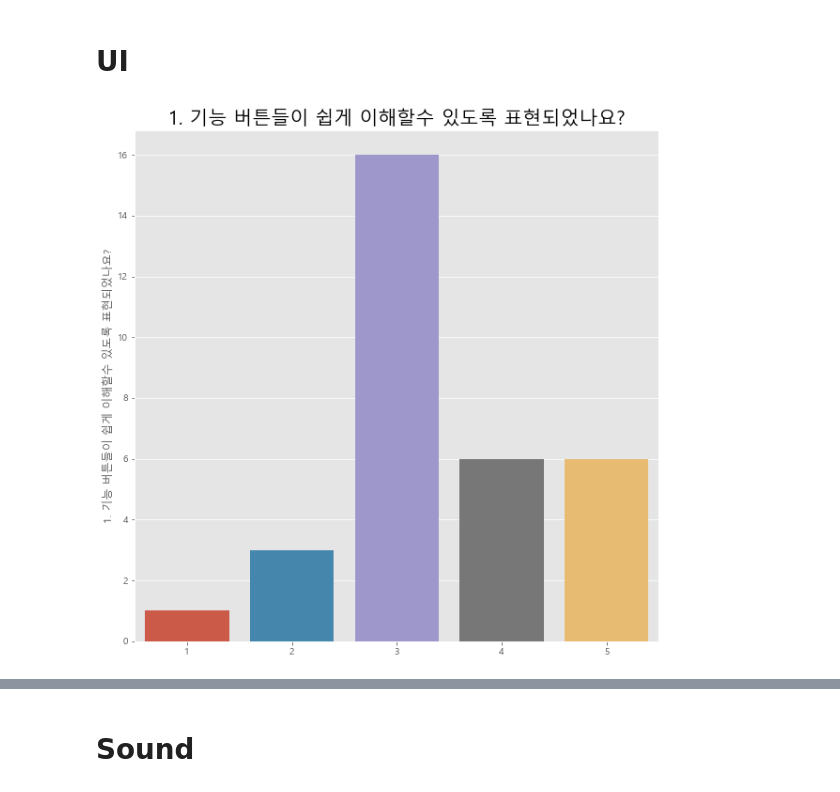
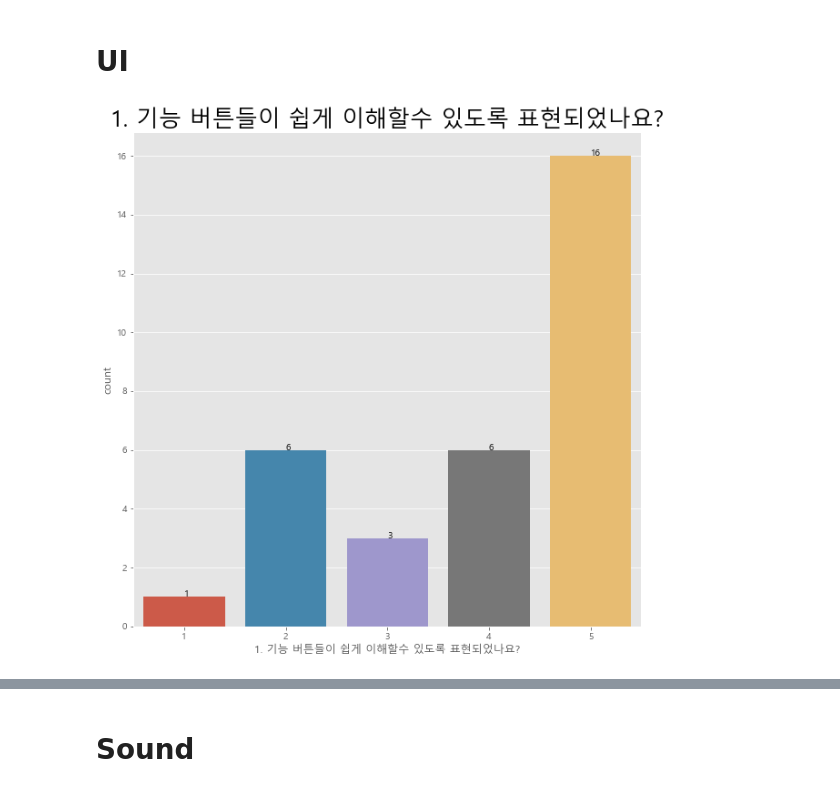
Before and after one commit to ds-wook/Python-Machine-Learning, a Jupyter notebook: Statistics/cat_story.ipynb, the cells around one changed output, grey strips where cells are left out. Saved outputs shown, nothing was run; the diff lists cells and outputs as text; code cells hidden in the pictures.

Commit message:
cat_story_visualization

```diff
--- a/Statistics/cat_story.ipynb
+++ b/Statistics/cat_story.ipynb
@@ -169,0 +145,9 @@ plt.show()
+# %%
+fig = plt.figure(figsize = (10, 10))
+string = '7. 현재 게임난이도가 어떻다고 생각하시나요?'
+g = sns.countplot(x = string, data = cat)
+count = cat[string].value_counts()
+for i in range(1, count.shape[0] + 1):
+    g.text(x = i - 1, y = count[i], s = count[i])
+plt.title(string, fontsize = 25)
+plt.show()
@@ -171,10 +157,12 @@ plt.show()
 # UI
 # %%
 fig = plt.figure(figsize = (10, 10))
-y = cat['1. 기능 버튼들이 쉽게 이해할수 있도록 표현되었나요?'].value_counts()
-x = cat['1. 기능 버튼들이 쉽게 이해할수 있도록 표현되었나요?'].unique()
-sns.barplot(x = x, y = y)
-plt.title('1. 기능 버튼들이 쉽게 이해할수 있도록 표현되었나요?', fontsize=20)
+string = '1. 기능 버튼들이 쉽게 이해할수 있도록 표현되었나요?'
+g = sns.countplot(x = string, data = cat)
+count = cat[string].value_counts()
+for i in range(1, count.shape[0] + 1):
+    g.text(x = i - 1, y = count[i], s = count[i])
+plt.title(string, fontsize = 25)
 plt.show()
 # %% [output]
-[figure, old version]
+[figure, new version]
```
Also changed, not shown: parts of 20 cells of this notebook.
